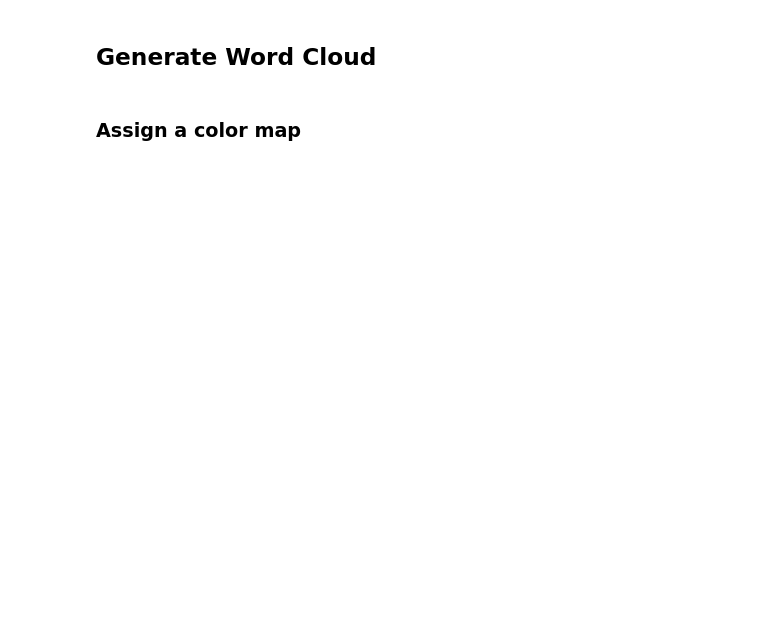
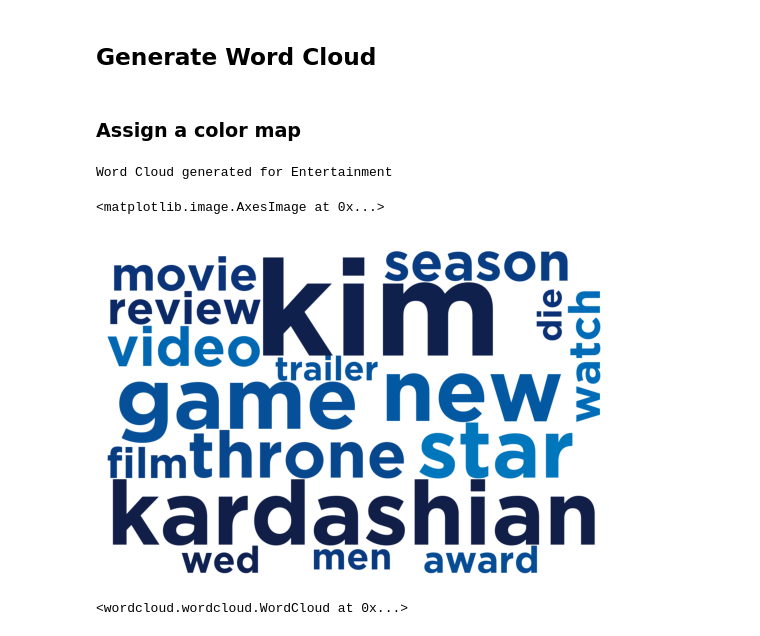
Before and after one commit to tzimmer3/macop_training_2025, a Jupyter notebook: Wordcloud Generator/Generate Basic Wordclouds.ipynb, the cells around one changed output. Saved outputs shown, nothing was run; the diff lists cells and outputs as text; code cells hidden in the pictures; blank space fills up the shorter version.

```diff
--- a/Wordcloud Generator/Generate Basic Wordclouds.ipynb
+++ b/Wordcloud Generator/Generate Basic Wordclouds.ipynb
@@ -80,0 +50,12 @@ plt.title(f"Most Common Words")
+# %%
+# Input data
+category = categories[0]
+filename = f"{category}_wordcloud_data.csv"
+
+# Pull in the data from the csv file
+df = pd.read_csv(str(RAW_DIRNAME)+str(filename))
+
+# Record the date/time for wordcloud naming
+now = datetime.now().strftime("%Y.%m.%d_%H.%M")
+# Name the wordcloud output file
+WORDCLOUD_OUTPUT_FILENAME = f"{category}_wordcloud{now}.png"
@@ -83,12 +75,11 @@ plt.title(f"Most Common Words")
 # %% [markdown]
 ### Assign a color map
 # %%
-# Create the custom color map
-cmap = matplotlib.colors.LinearSegmentedColormap.from_list("", ["#111D45", "#0B2D71", "#064A91", "#0066B2", "#0081C5"])
-
-
 # List of "Chevron" blue colors
-# ["#111D45", "#0B2D71", "#064A91", "#0066B2", "#0081C5"]
+color_map = ["#111D45", "#0B2D71", "#064A91", "#0066B2", "#0081C5"]
 
 # List of Red/Orange/Yellow colors
-# ["#740001", "#ae0001", "#eeba30", "#d3a625", "#000000"]
+# color_map = ["#740001", "#ae0001", "#eeba30", "#d3a625", "#000000"]
+
+# Create the custom color map
+cmap = matplotlib.colors.LinearSegmentedColormap.from_list("", color_map)
@@ -104,14 +86,21 @@ for i in range(0, len(df)):
 # %%
 # Generate Word Cloud
 wc = WordCloud(background_color='white',
                font_path = "src/Gotham-Bold.otf",
                contour_width = 2,
-               width = 800,
-               height = 600,
+               width = 1200,
+               height = 800,
                collocations=False,
                colormap = cmap).generate(GLOBAL_STRING)
+print(f"Word Cloud generated for {category}")
 plt.axis("off")
 plt.imshow(wc)
+# %% [output]
+Word Cloud generated for Entertainment
+<matplotlib.image.AxesImage at 0x...>
+[figure, added]
 # %%
 # Save word cloud to file
 wc.to_file(str(WORDCLOUD_OUTPUT_DIRNAME)+str(WORDCLOUD_OUTPUT_FILENAME))
+# %% [output]
+<wordcloud.wordcloud.WordCloud at 0x...>
```
Also changed, not shown: parts of 12 cells of this notebook, 19 other files.
